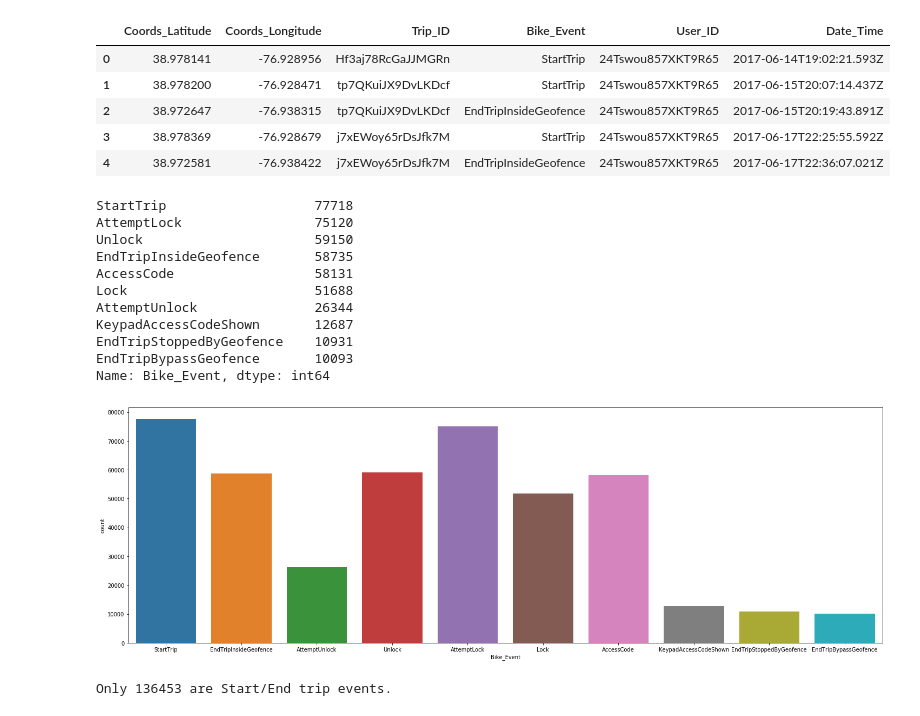
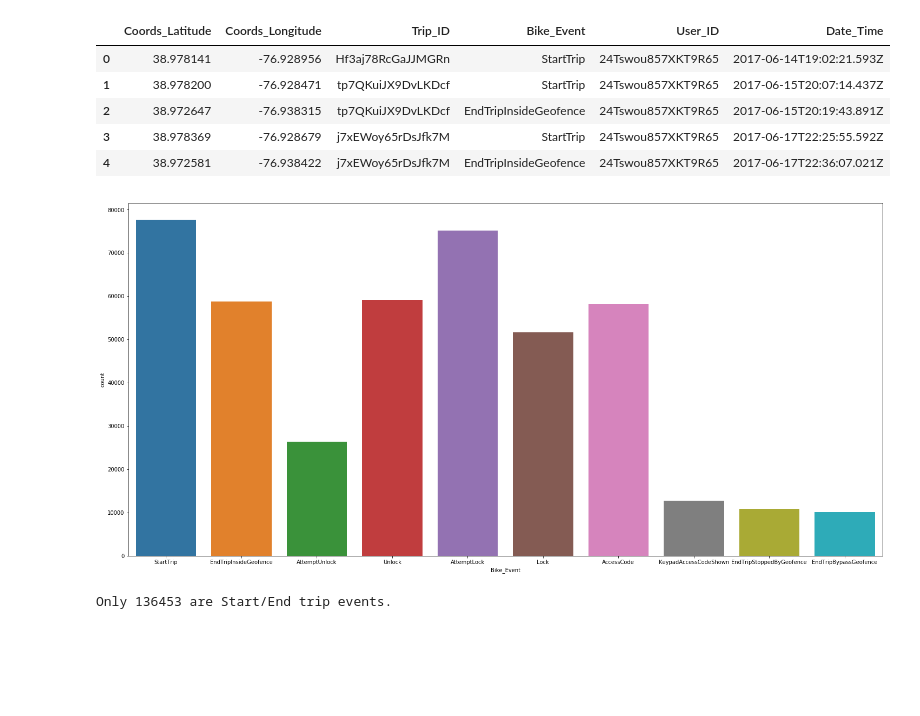
Before and after one commit to LucDoh/UMD_DataChallenge2019, a Jupyter notebook: oldCode/plotGeoBikes-Copy1.ipynb, the cells around one changed output. Cells and saved outputs as stored; diff of their text form; code cells hidden in the pictures; blank space fills up the shorter version.

```diff
--- a/oldCode/plotGeoBikes-Copy1.ipynb
+++ b/oldCode/plotGeoBikes-Copy1.ipynb
@@ -19,28 +19,18 @@ DF size is 1851924
 | 4 | 38.972581 | -76.938422 | j7xEWoy65rDsJfk7M | EndTripInsideGeofence | 24Tswou857XKT9R65 | 2017-06-17T22:36:07.021Z |
 # %%
 #Counts, not including background/foreground
-plt.rcParams['figure.figsize'] = [25, 8]
+plt.rcParams['figure.figsize'] = [25, 12]
 #Remove uncommon events + Background & Foregroud
 dfx = df[(df['Bike_Event'] != 'Background') & (df['Bike_Event'] != 'Foreground')]
 dfx = dfx[(dfx['Bike_Event'] != 'EndTripGeofenceDisabled') & (dfx['Bike_Event'] != 'AccessCodeBLEFallback')]
 dfx = dfx[(dfx['Bike_Event'] != 'SentrilockAccessCodeShown') & (dfx['Bike_Event'] != 'OnHold')]
 #colss = [i[:] for i in dfx.columns]
 #dfx.columns = colss
 sns.countplot(dfx.Bike_Event)
 dfx.Bike_Event.value_counts()
+plt.savefig('EventType_Distribution.png')
 # %% [output]
-StartTrip                   77718
-AttemptLock                 75120
-Unlock                      59150
-EndTripInsideGeofence       58735
-AccessCode                  58131
-Lock                        51688
-AttemptUnlock               26344
-KeypadAccessCodeShown       12687
-EndTripStoppedByGeofence    10931
-EndTripBypassGeofence       10093
-Name: Bike_Event, dtype: int64
-[figure, old version]
+[figure, new version]
 # %%
 df = df[(df['Bike_Event'] == 'StartTrip') | (df['Bike_Event'] == 'EndTripInsideGeofence')]
 print("Only %s are Start/End trip events." % str(len(df.index)))
```
Also changed, not shown: 30 other files.
